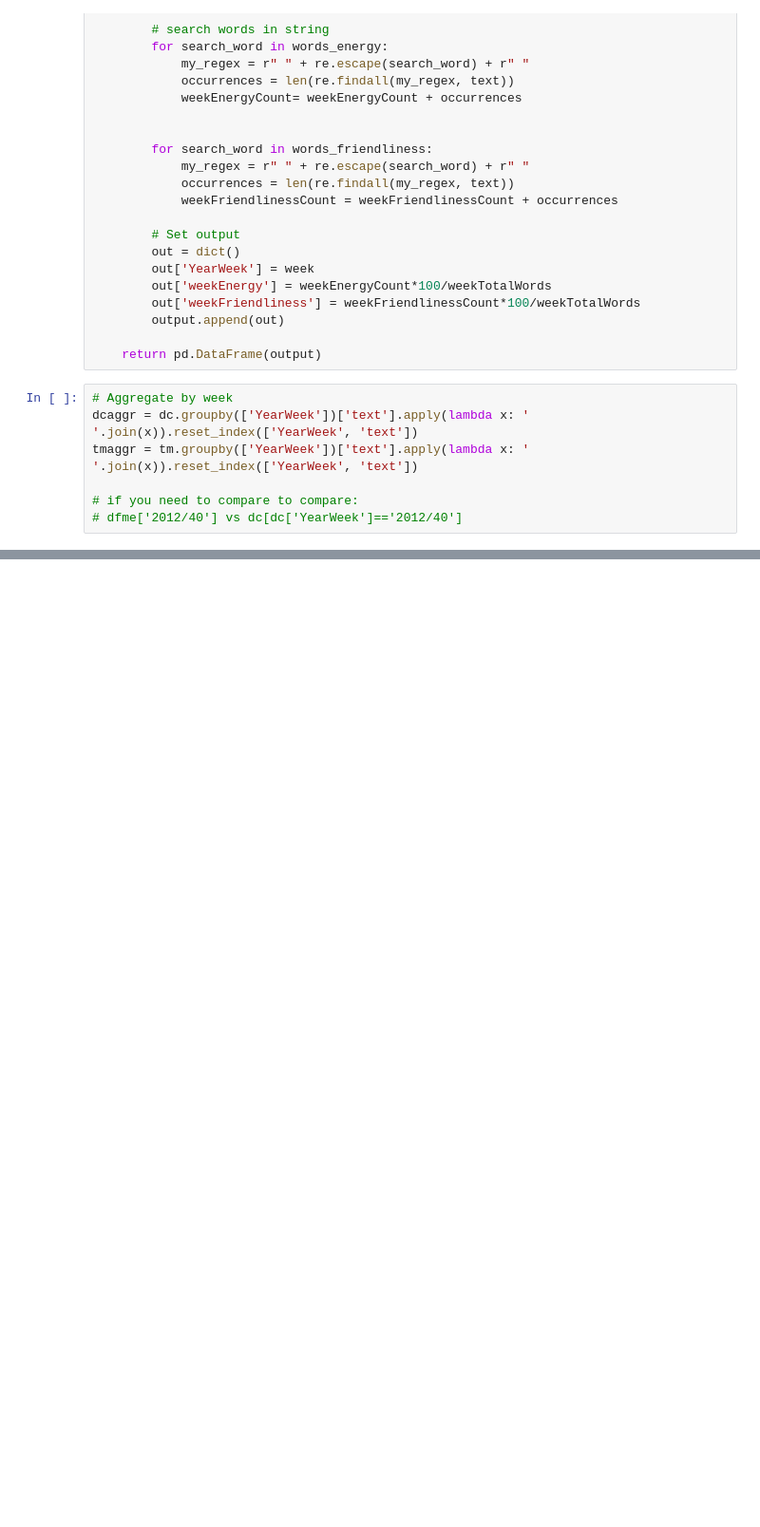
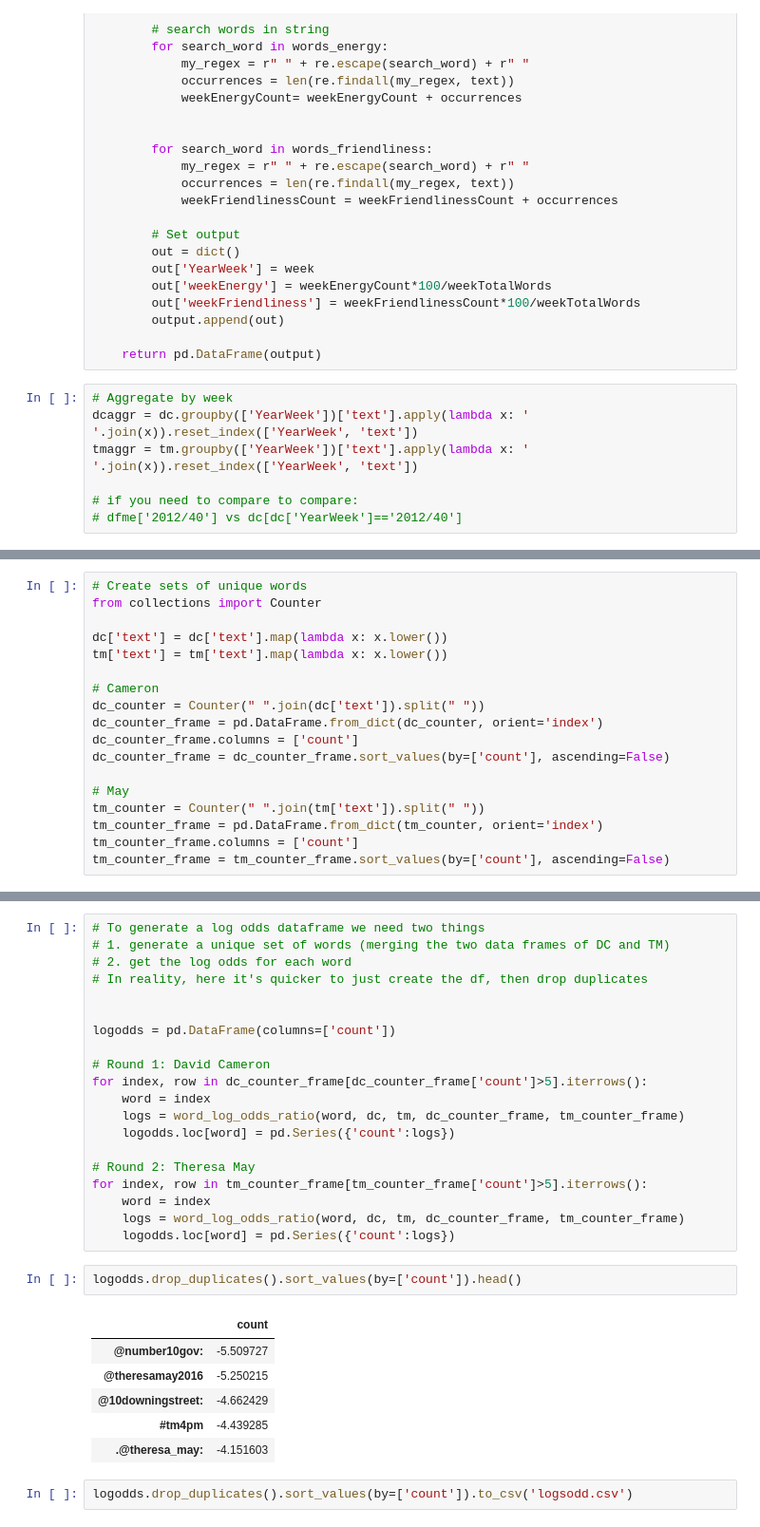
Before and after one commit to puntofisso/Birkbeck, a Jupyter notebook: May_Cameron_Varadkar.ipynb, the cells around one changed output, grey strips where cells are left out. Shown at 95% size. Cells and saved outputs as stored; diff of their text form; blank space fills up the shorter version.

```diff
--- a/May_Cameron_Varadkar.ipynb
+++ b/May_Cameron_Varadkar.ipynb
@@ -289,0 +286,18 @@ dci['weekFriendliness'].max()
+# %%
+# Create sets of unique words
+from collections import Counter
+
+dc['text'] = dc['text'].map(lambda x: x.lower())
+tm['text'] = tm['text'].map(lambda x: x.lower())
+
+# Cameron
+dc_counter = Counter(" ".join(dc['text']).split(" "))
+dc_counter_frame = pd.DataFrame.from_dict(dc_counter, orient='index')
+dc_counter_frame.columns = ['count']
+dc_counter_frame = dc_counter_frame.sort_values(by=['count'], ascending=False)
+
+# May
+tm_counter = Counter(" ".join(tm['text']).split(" "))
+tm_counter_frame = pd.DataFrame.from_dict(tm_counter, orient='index')
+tm_counter_frame.columns = ['count']
+tm_counter_frame = tm_counter_frame.sort_values(by=['count'], ascending=False)
@@ -289,0 +336,31 @@ dci['weekFriendliness'].max()
+# %%
+# To generate a log odds dataframe we need two things
+# 1. generate a unique set of words (merging the two data frames of DC and TM)
+# 2. get the log odds for each word
+# In reality, here it's quicker to just create the df, then drop duplicates
+
+
+logodds = pd.DataFrame(columns=['count'])
+
+# Round 1: David Cameron
+for index, row in dc_counter_frame[dc_counter_frame['count']>5].iterrows():
+    word = index
+    logs = word_log_odds_ratio(word, dc, tm, dc_counter_frame, tm_counter_frame)
+    logodds.loc[word] = pd.Series({'count':logs})
+
+# Round 2: Theresa May
+for index, row in tm_counter_frame[tm_counter_frame['count']>5].iterrows():
+    word = index
+    logs = word_log_odds_ratio(word, dc, tm, dc_counter_frame, tm_counter_frame)
+    logodds.loc[word] = pd.Series({'count':logs})
+# %%
+logodds.drop_duplicates().sort_values(by=['count']).head()
+# %% [output]
+|  | count |
+| @number10gov: | -5.509727 |
+| @theresamay2016 | -5.250215 |
+| @10downingstreet: | -4.662429 |
+| #tm4pm | -4.439285 |
+| .@theresa_may: | -4.151603 |
+# %%
+logodds.drop_duplicates().sort_values(by=['count']).to_csv('logsodd.csv')
```
Also changed, not shown: parts of 16 cells of this notebook, 1 other file.
